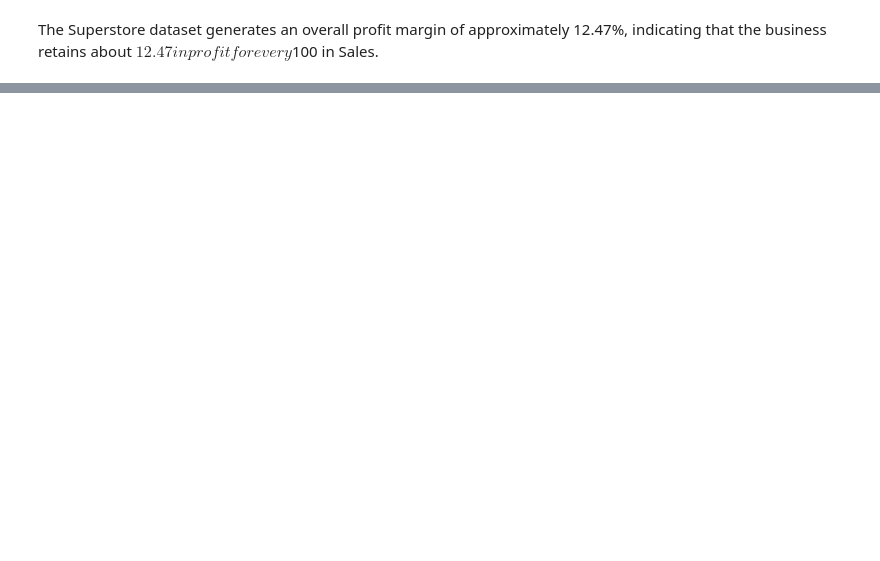
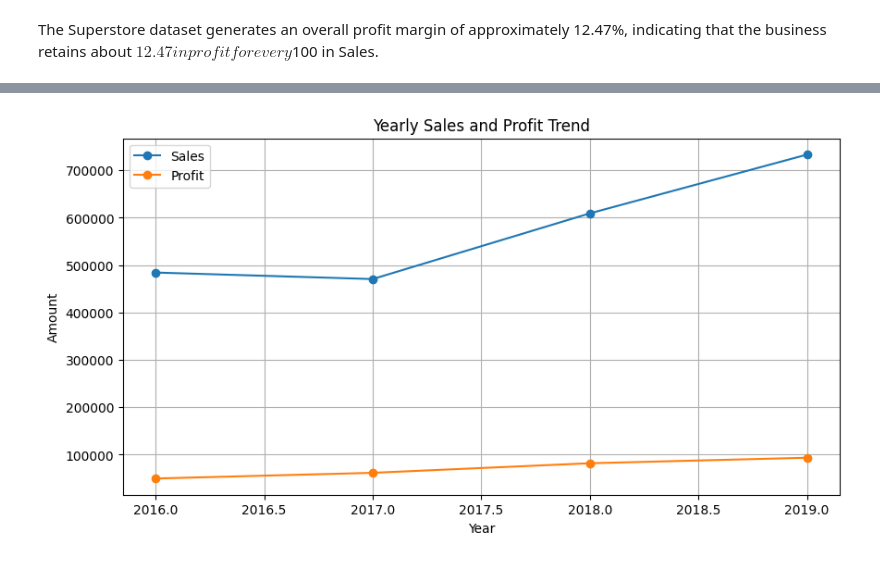
Before and after one commit to RaunakRana14/End-to-End-Retail-Data-Analysis, a Jupyter notebook: Superstore_Analysis.ipynb, the cells around one changed output, grey strips where cells are left out. Drawn from its saved outputs; the diff is of its cells as text; code cells hidden in the pictures; blank space fills up the shorter version.

```diff
--- a/Superstore_Analysis.ipynb
+++ b/Superstore_Analysis.ipynb
@@ -455,0 +690,10 @@ The Superstore dataset generates an overall profit margin of approximately 12.47
+# %%
+yearly_performance = (
+    df.groupby(df['Order Date'].dt.year)
+      .agg(
+          Sales=('Sales', 'sum'),
+          Profit=('Profit', 'sum')
+      )
+)
+
+yearly_performance
@@ -455,0 +707,16 @@ The Superstore dataset generates an overall profit margin of approximately 12.47
+# %%
+import matplotlib.pyplot as plt
+
+yearly_performance.plot(
+    kind='line',
+    marker='o',
+    figsize=(10, 5)
+)
+
+plt.title('Yearly Sales and Profit Trend')
+plt.xlabel('Year')
+plt.ylabel('Amount')
+plt.grid(True)
+plt.show()
+# %% [output]
+[figure, added]
```
Also changed, not shown: parts of 84 cells of this notebook.
